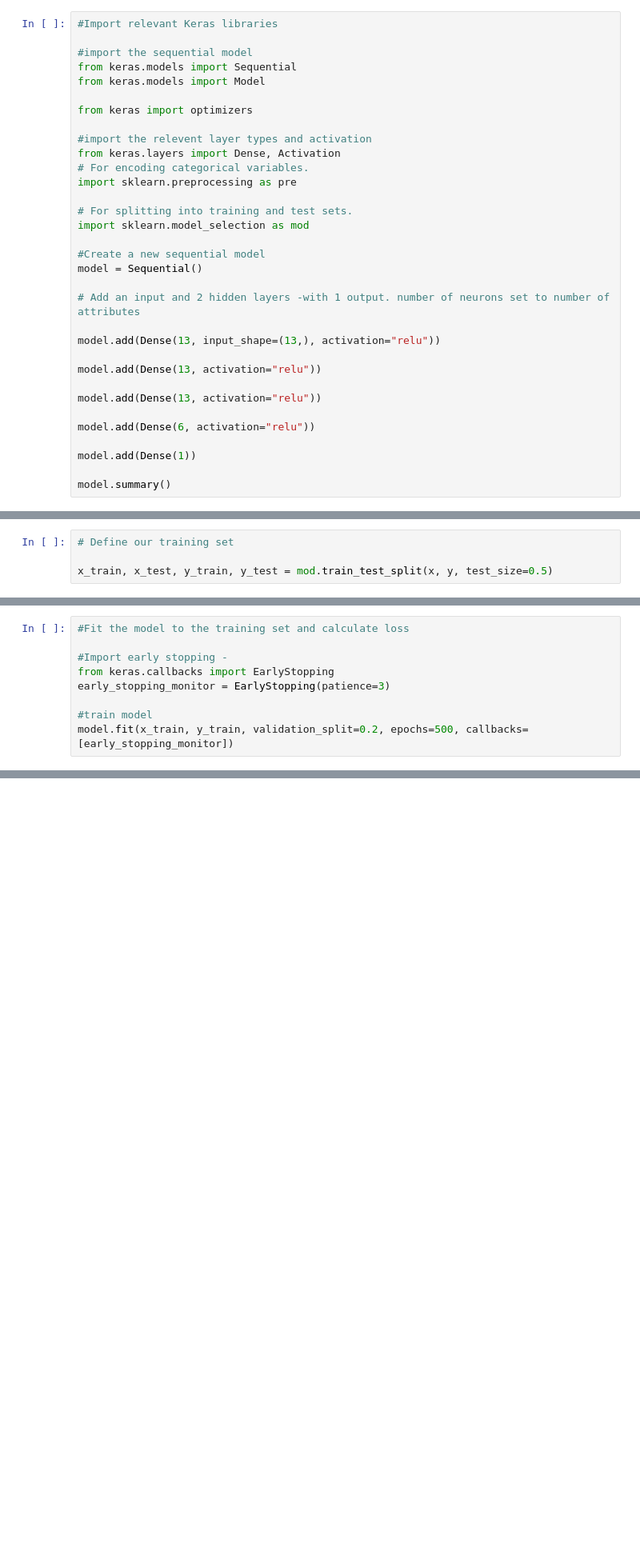
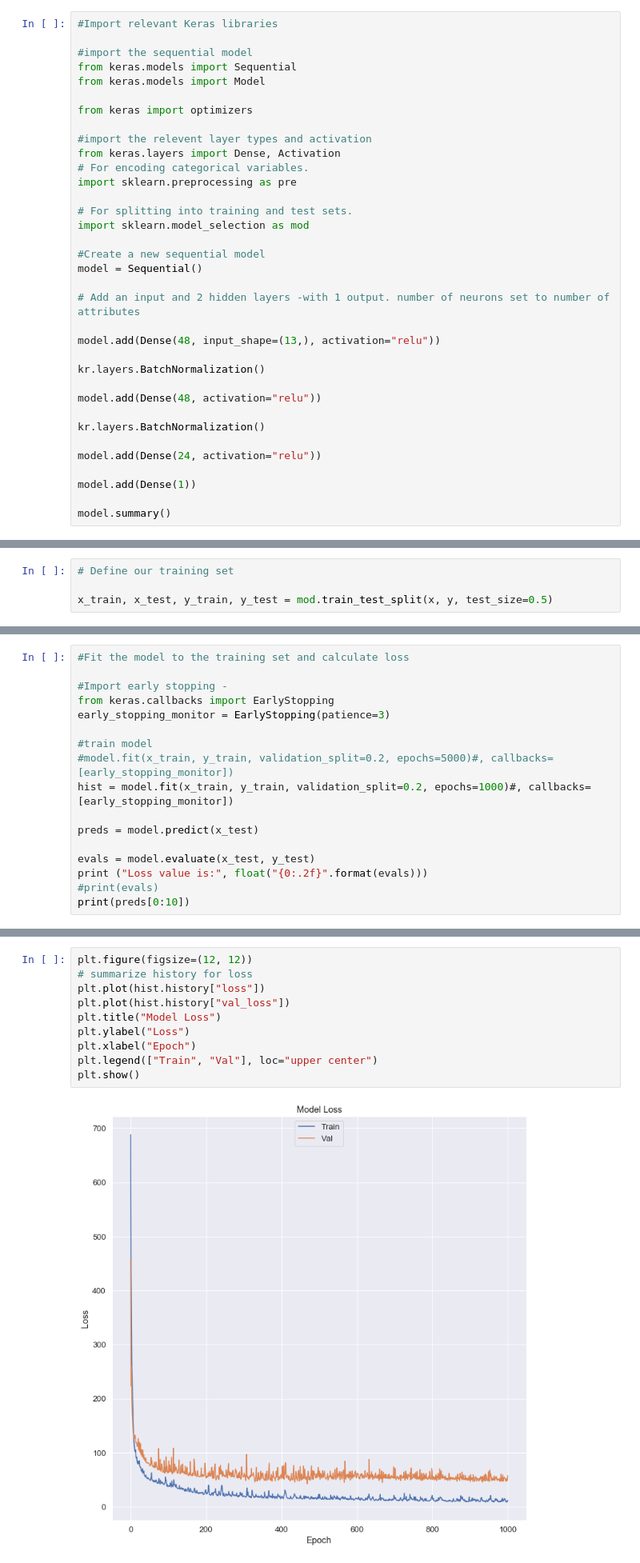
Before and after one commit to oreillyh/Machine-Learning-Statistics, a Jupyter notebook: MACHINE LEARNING AND STATISTICS PROJECT .ipynb, the cells around one changed output, grey strips where cells are left out. Shown: that part at 80% size. Drawn from its saved outputs; the diff is of its cells as text; blank space fills up the shorter version.

Commit message:
Some more attempts to optimise the model

```diff
--- a/MACHINE LEARNING AND STATISTICS PROJECT .ipynb
+++ b/MACHINE LEARNING AND STATISTICS PROJECT .ipynb
@@ -441,13 +441,15 @@ model = Sequential()
 
 # Add an input and 2 hidden layers -with 1 output. number of neurons set to number of attributes
 
-model.add(Dense(13, input_shape=(13,), activation="relu"))
+model.add(Dense(48, input_shape=(13,), activation="relu"))
 
-model.add(Dense(13, activation="relu"))
+kr.layers.BatchNormalization()
 
-model.add(Dense(13, activation="relu"))
+model.add(Dense(48, activation="relu"))
 
-model.add(Dense(6, activation="relu"))
+kr.layers.BatchNormalization()
+
+model.add(Dense(24, activation="relu"))
 
 model.add(Dense(1))
 
@@ -536,6 +536,14 @@ from keras.callbacks import EarlyStopping
 early_stopping_monitor = EarlyStopping(patience=3)
 
 #train model
-model.fit(x_train, y_train, validation_split=0.2, epochs=500, callbacks=[early_stopping_monitor])
+#model.fit(x_train, y_train, validation_split=0.2, epochs=5000)#, callbacks=[early_stopping_monitor])
+hist = model.fit(x_train, y_train, validation_split=0.2, epochs=1000)#, callbacks=[early_stopping_monitor])
+
+preds = model.predict(x_test)
+
+evals = model.evaluate(x_test, y_test)
+print ("Loss value is:", float("{0:.2f}".format(evals)))
+#print(evals)
+print(preds[0:10])
 # %% [output]
 Train on 202 samples, validate on 51 samples
@@ -559,3 +568,15 @@ Epoch 84/500
+# %%
+plt.figure(figsize=(12, 12))
+# summarize history for loss
+plt.plot(hist.history["loss"])
+plt.plot(hist.history["val_loss"])
+plt.title("Model Loss")
+plt.ylabel("Loss")
+plt.xlabel("Epoch")
+plt.legend(["Train", "Val"], loc="upper center")
+plt.show()
+# %% [output]
+[figure, added]
 # %% [markdown]
 **TEST THE MODEL**
 # %% [markdown]
```
Also changed, not shown: parts of 10 cells of this notebook.
